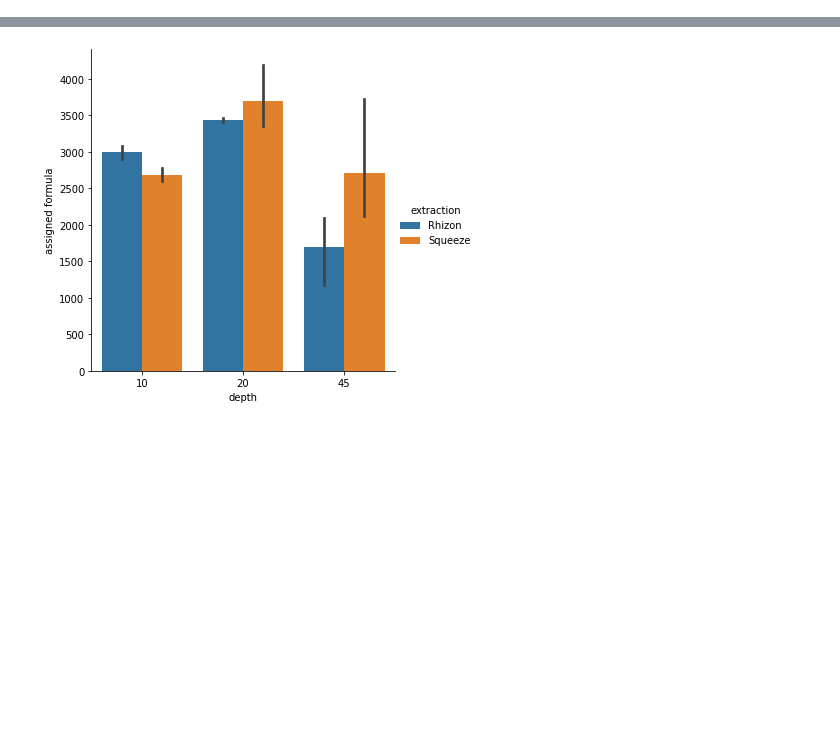
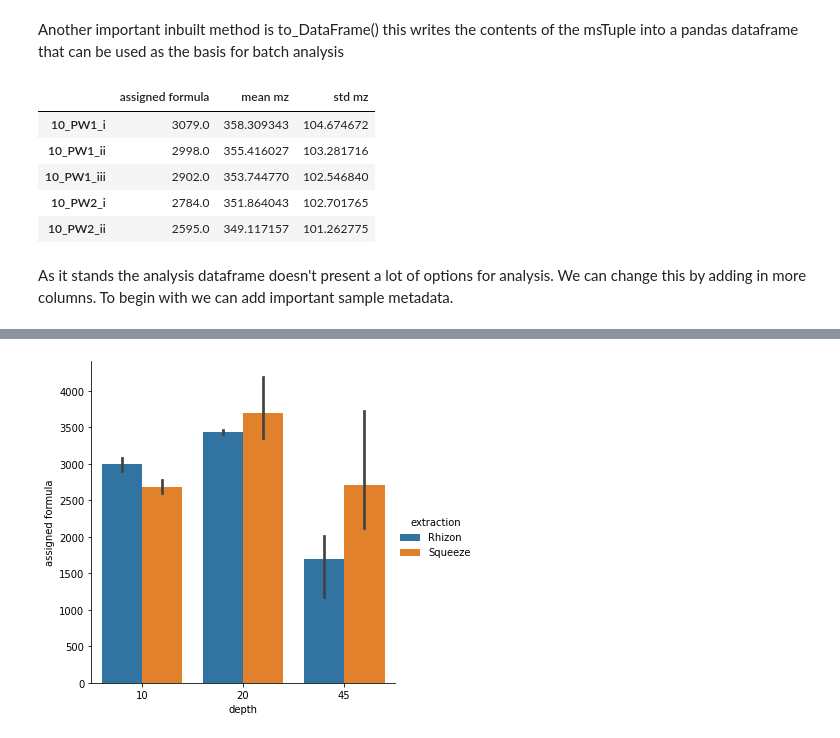
Before and after one commit to Kzra/pykrev, a Jupyter notebook: docs/batch_analysis_with_pykrev/BatchAnalysisWithPyKrev.ipynb, the cells around one changed output, grey strips where cells are left out. Cells and saved outputs as stored; diff of their text form; code cells hidden in the pictures; blank space fills up the shorter version.

```diff
--- a/docs/batch_analysis_with_pykrev/BatchAnalysisWithPyKrev.ipynb
+++ b/docs/batch_analysis_with_pykrev/BatchAnalysisWithPyKrev.ipynb
@@ -17,3 +52,15 @@ for name,path in zip(sampleNames,samplePaths):
+# %% [markdown]
+Another important inbuilt method is to_DataFrame() this writes the contents of the msTuple into a pandas dataframe that can be used as the basis for batch analysis
 # %%
 analysisDf = analysisDict.to_DataFrame()
+analysisDf.head()
+# %% [output]
+|  | assigned formula | mean mz | std mz |
+| 10_PW1_i | 3079.0 | 358.309343 | 104.674672 |
+| 10_PW1_ii | 2998.0 | 355.416027 | 103.281716 |
+| 10_PW1_iii | 2902.0 | 353.744770 | 102.546840 |
+| 10_PW2_i | 2784.0 | 351.864043 | 102.701765 |
+| 10_PW2_ii | 2595.0 | 349.117157 | 101.262775 |
+# %% [markdown]
+As it stands the analysis dataframe doesn't present a lot of options for analysis. We can change this by adding in more columns. To begin with we can add important sample metadata.
 # %%
```
Also changed, not shown: parts of 15 cells of this notebook, 1 other file.
